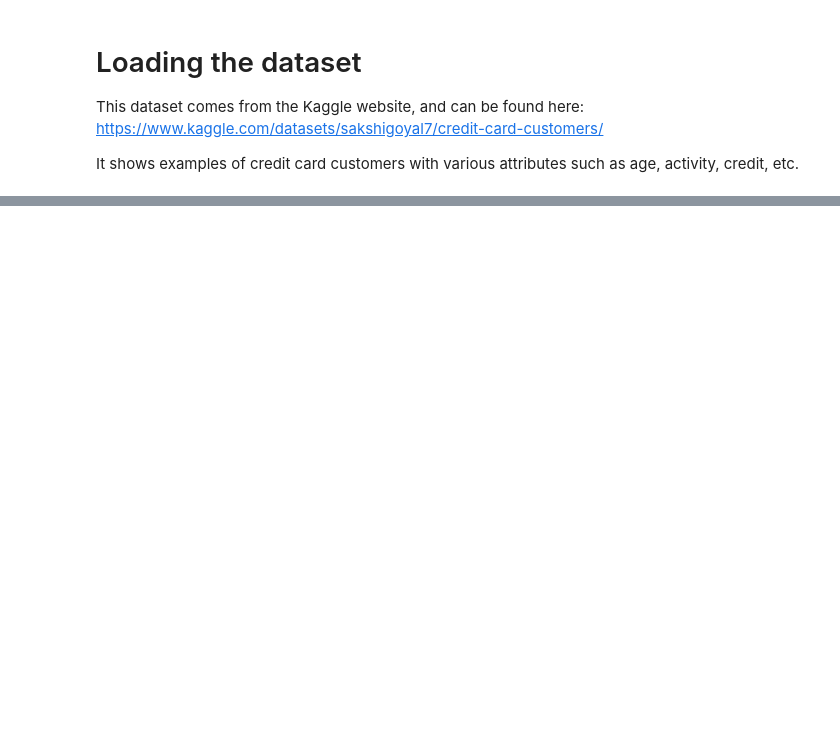
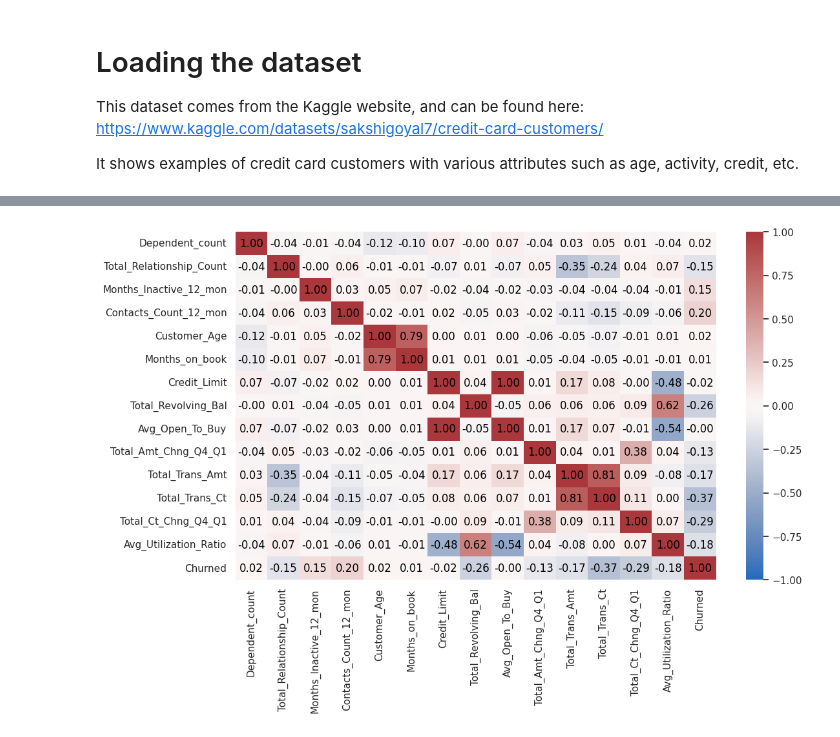
Before and after one commit to ej768/credit_card_customer_churn, a Jupyter notebook: preprocessing_exploration.ipynb, the cells around one changed output, grey strips where cells are left out. Drawn from its saved outputs; the diff is of its cells as text; code cells hidden in the pictures; blank space fills up the shorter version.

```diff
--- a/preprocessing_exploration.ipynb
+++ b/preprocessing_exploration.ipynb
@@ -177,0 +11,3 @@ churn[["Customer_Age", "Customer_Age_Gr"]]
+# %%
+# Load the dataset
+churn_raw = pd.read_csv("churn_data.csv")
@@ -177,0 +23,10 @@ churn[["Customer_Age", "Customer_Age_Gr"]]
+# %%
+# Remove last two columns
+churn_raw = churn_raw.iloc[:, :-2]
+
+# Remove the CLIENTNUM field
+churn_raw.drop("CLIENTNUM", axis=1, inplace=True)
+# %%
+# Encode the Churn Column
+encode = {"Existing Customer": 0, "Attrited Customer": 1}
+churn_raw["Churned"] = list(map(lambda x: encode[x], churn_raw["Attrition_Flag"]))
@@ -177,0 +59,16 @@ churn[["Customer_Age", "Customer_Age_Gr"]]
+# %%
+# Categorize columns on data type
+continuous_features = ["Customer_Age", "Months_on_book", "Credit_Limit", "Total_Revolving_Bal",
+                         "Avg_Open_To_Buy", "Total_Amt_Chng_Q4_Q1", "Total_Trans_Amt", "Total_Trans_Ct",
+                         "Total_Ct_Chng_Q4_Q1", "Avg_Utilization_Ratio"]
+
+discrete_features   = ["Dependent_count", "Total_Relationship_Count",
+                        "Months_Inactive_12_mon", "Contacts_Count_12_mon"]
+
+nominal_features    = ["Gender", "Marital_Status", "Education_Level", "Card_Category", "Income_Category"]
+
+target              = ["Churned"]
+
+feature_list        = nominal_features + discrete_features + continuous_features + target
+
+churn = churn_raw[feature_list]
@@ -177,0 +78,11 @@ churn[["Customer_Age", "Customer_Age_Gr"]]
+# %%
+# Create Pearson Correlation Matrix
+import seaborn as sb
+corr = churn.corr(numeric_only=True) # Only calculate correlation for numeric fields
+
+# Plot Matrix
+sb.set(rc={"figure.figsize":(12, 7)})
+ax = sb.heatmap(corr, cmap="vlag", annot=True, fmt='.2f', annot_kws={'color':'black'})
+ax.collections[0].set_clim(-1,1)
+# %% [output]
+[figure, added]
```
Also changed, not shown: parts of 37 cells of this notebook, 5 other files.
